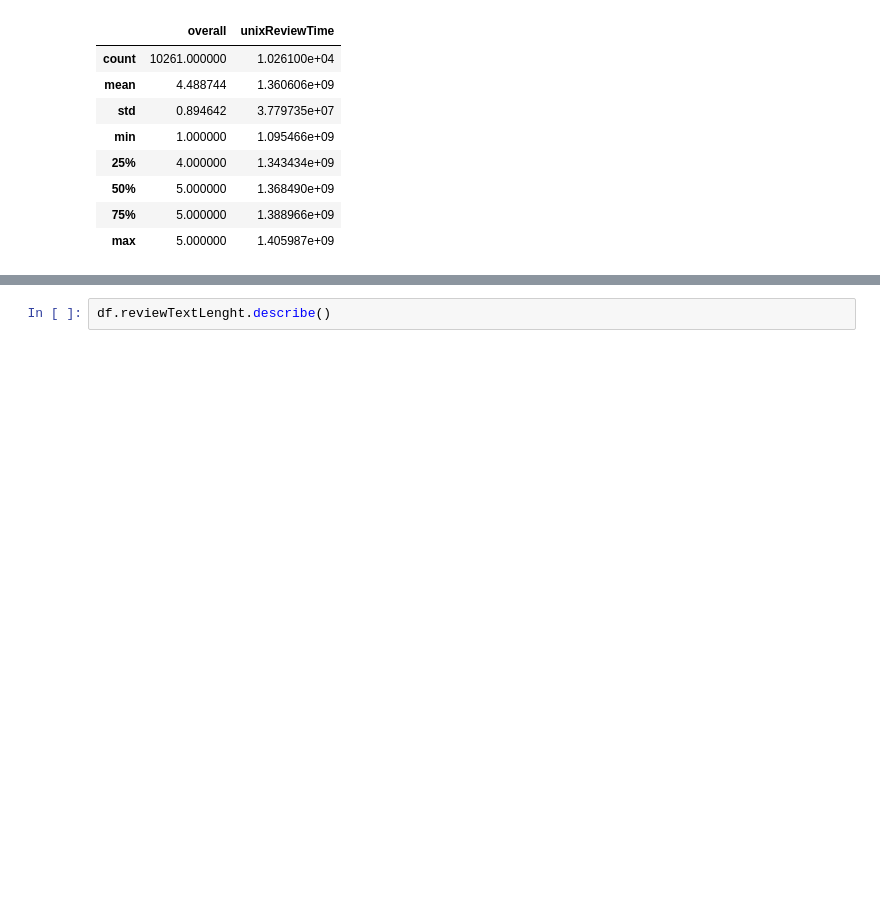
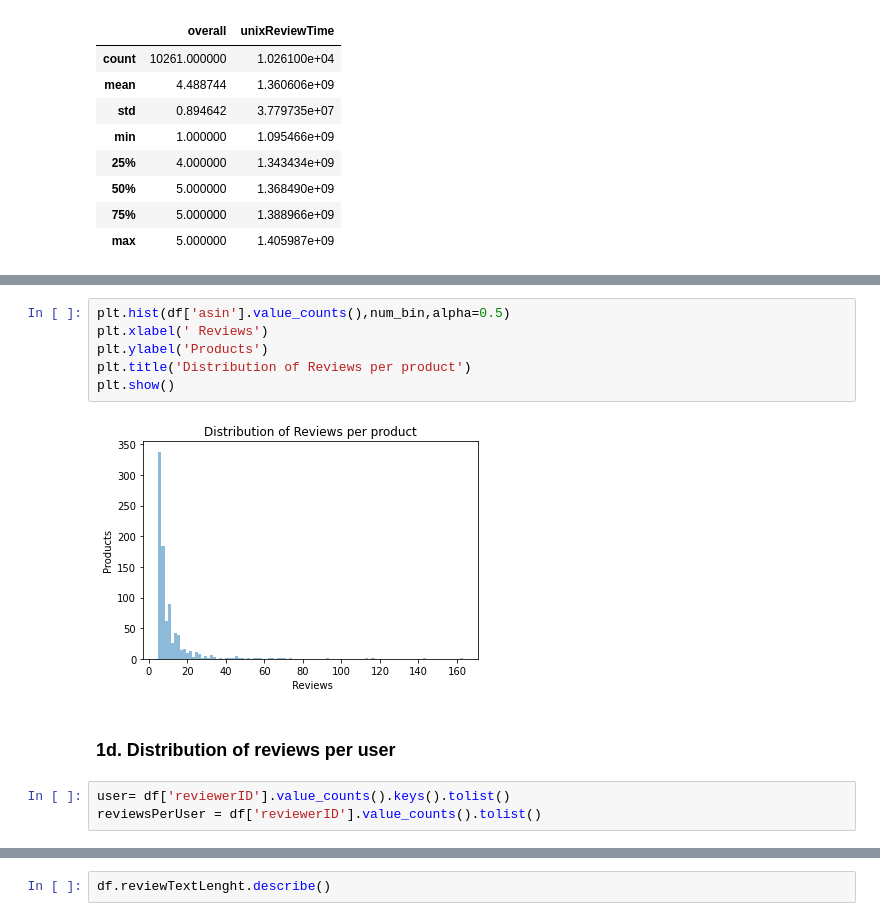
Before and after one commit to naromerol/S3-COMP262, a Jupyter notebook: Project/COMP262_NLP_Project.ipynb, the cells around one changed output, grey strips where cells are left out. Saved outputs shown, nothing was run; the diff lists cells and outputs as text; blank space fills up the shorter version.

```diff
--- a/Project/COMP262_NLP_Project.ipynb
+++ b/Project/COMP262_NLP_Project.ipynb
@@ -168,0 +171,13 @@ Rating   Distribution
+# %%
+plt.hist(df['asin'].value_counts(),num_bin,alpha=0.5)
+plt.xlabel(' Reviews')
+plt.ylabel('Products')
+plt.title('Distribution of Reviews per product')
+plt.show()
+# %% [output]
+[figure, added]
+# %% [markdown]
+### 1d. Distribution of reviews per user
+# %%
+user= df['reviewerID'].value_counts().keys().tolist()
+reviewsPerUser = df['reviewerID'].value_counts().tolist()
```
Also changed, not shown: parts of 45 cells of this notebook, 9 other files.
